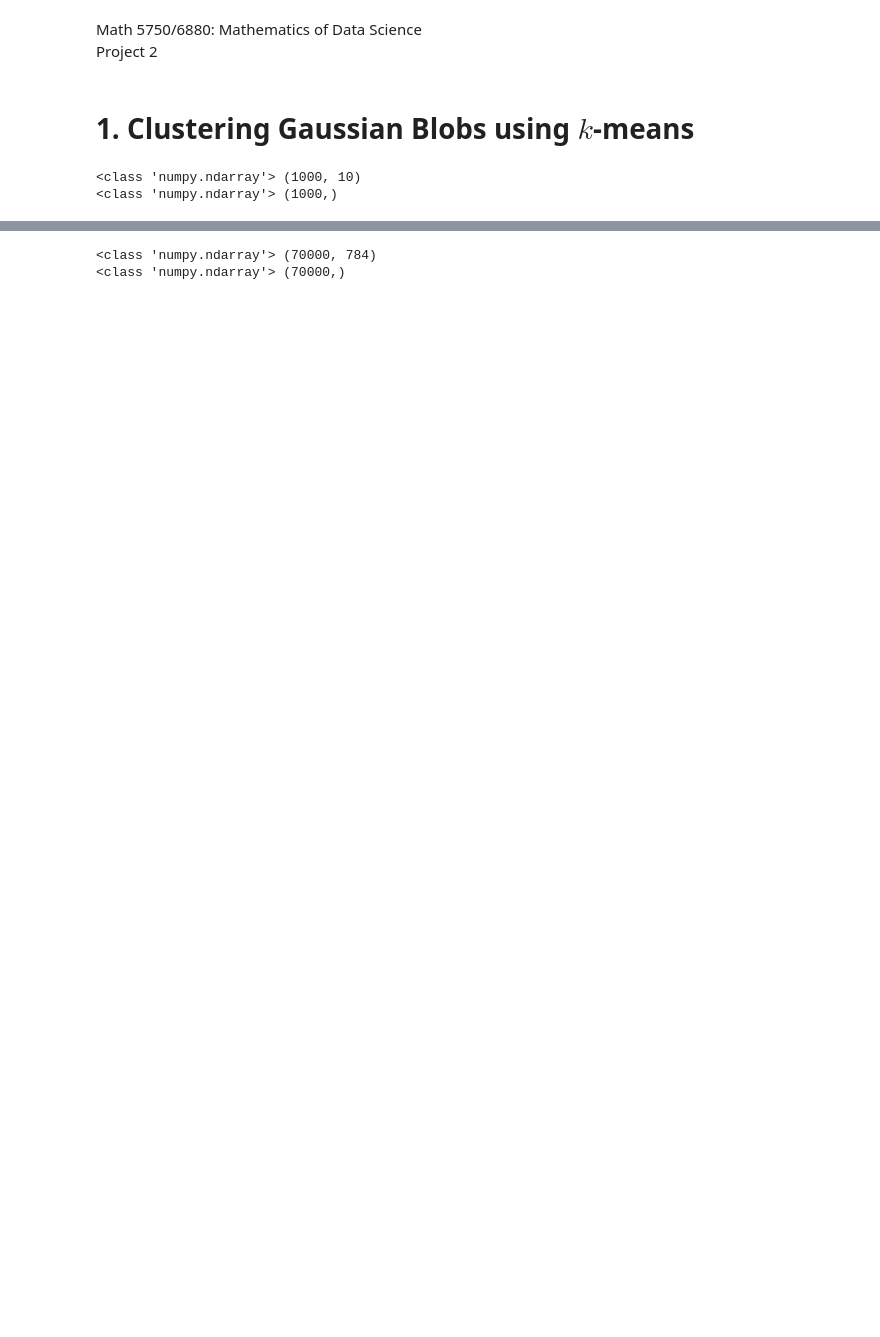
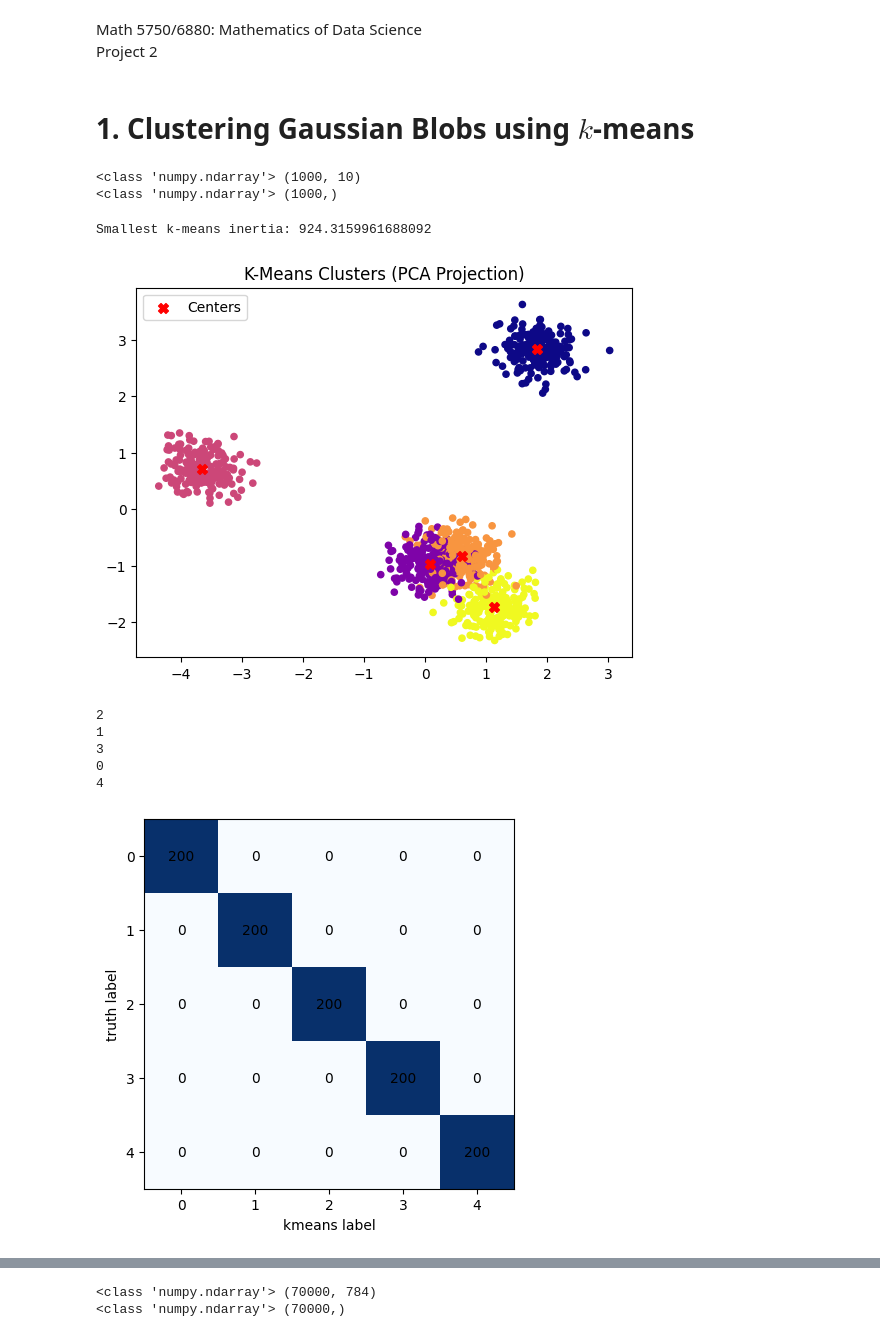
Before and after one commit to chanc3-m/project-2, a Jupyter notebook: project2.ipynb, the cells around one changed output, grey strips where cells are left out. Drawn from its saved outputs; the diff is of its cells as text; code cells hidden in the pictures; blank space fills up the shorter version.

```diff
--- a/project2.ipynb
+++ b/project2.ipynb
@@ -28,0 +32,64 @@ print(type(y_true),y_true.shape)
+# %%
+
+# Do the k-means cluster analysis on the data for k=5
+kmeans = KMeans(n_clusters = 5, random_state = 1, n_init = 10)
+y_pred = kmeans.fit_predict(X)
+
+print("Smallest k-means inertia:", kmeans.inertia_)
+
+# Do PCA dimensionality reduction to make the data 2D and easier to visualize
+pca = PCA(n_components = 2)
+x_pca = pca.fit_transform(X)
+centers_pca = pca.transform(kmeans.cluster_centers_)
+
+# Plot the clusters and their centers, different clusters are different colors
+plt.scatter(x_pca[:, 0], x_pca[:, 1], c=y_pred, cmap='plasma', s=20)
+plt.scatter(centers_pca[:, 0], centers_pca[:, 1], c='red', marker='X', s=50, label='Centers')
+plt.title("K-Means Clusters (PCA Projection)")
+plt.legend()
+plt.show()
+
+k_labels = kmeans.labels_  # The cluster each point is assigned to
+k_labels_matched = np.empty_like(k_labels)
+
+# For each cluster
+for k in np.unique(k_labels):
+  # Go through each point and see if the cluster it was assigned matches
+  # with its true cluster, if it does, it is counted as being assigned correctly
+  match_nums = [np.sum((k_labels==k)*(y_true==t)) for t in np.unique(y_true)]
+  # Points in cluster k are assigned to the true label that most of them were
+  # assigned to
+  k_labels_matched[k_labels == k] = np.unique(y_true)[np.argmax(match_nums)]
+
+cm = confusion_matrix(y_true, k_labels_matched)
+
+# Create confusion matrix
+plt.imshow(cm, interpolation='none', cmap='Blues')
+for (i, j), z in np.ndenumerate(cm):
+    plt.text(j, i, z, ha='center', va='center')
+plt.xlabel("kmeans label")
+plt.ylabel("truth label")
+plt.show()
+
+# Get the different inertia values for elbow analysis
+inertias = []
+for k in range(1, 11):
+  km = KMeans(n_clusters=k, random_state=1, n_init=10)
+  km.fit(X)
+  inertias.append(km.inertia_)
+
+# Create a plot for elbow analysis
+plt.plot(range(1, 11), inertias)
+plt.xticks(range(1, 11))
+plt.xlabel("Number of Clusters")
+plt.ylabel("Inertia")
+plt.show()
+# %% [output]
+Smallest k-means inertia: 924.3159961688092
+[figure, added]
+2
+1
+3
+0
+4
+[figure, added]
```
Also changed, not shown: parts of 6 cells of this notebook.
